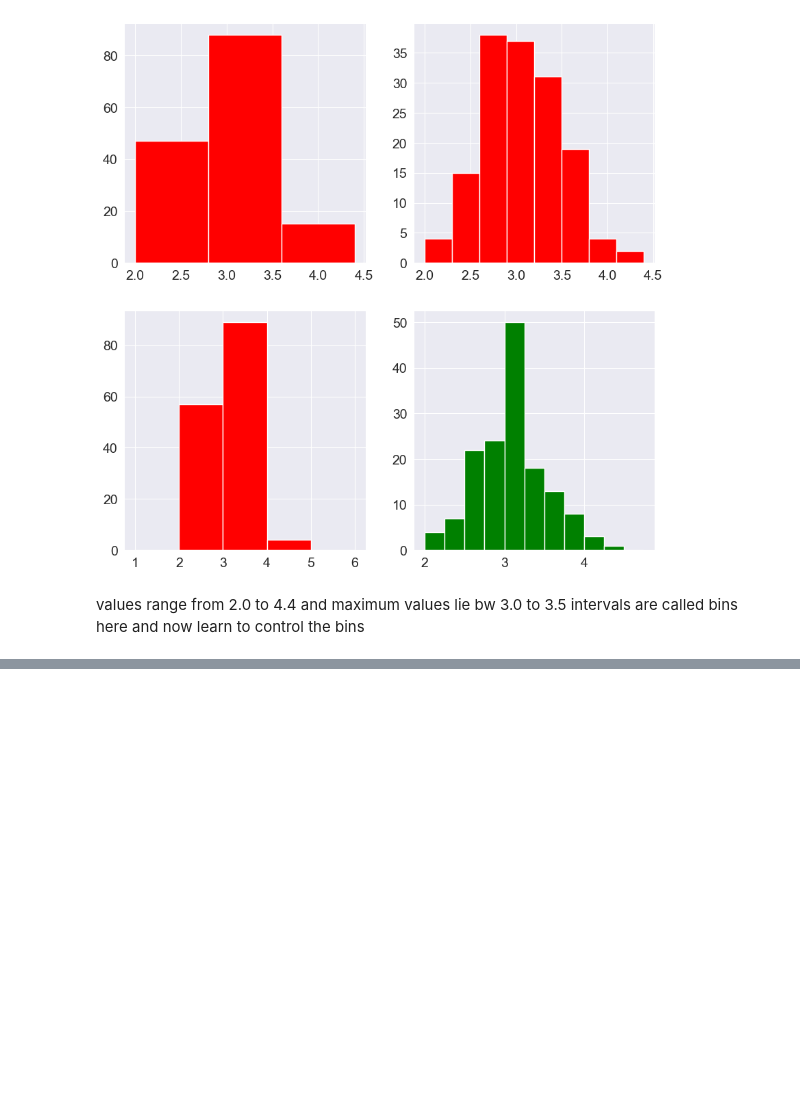
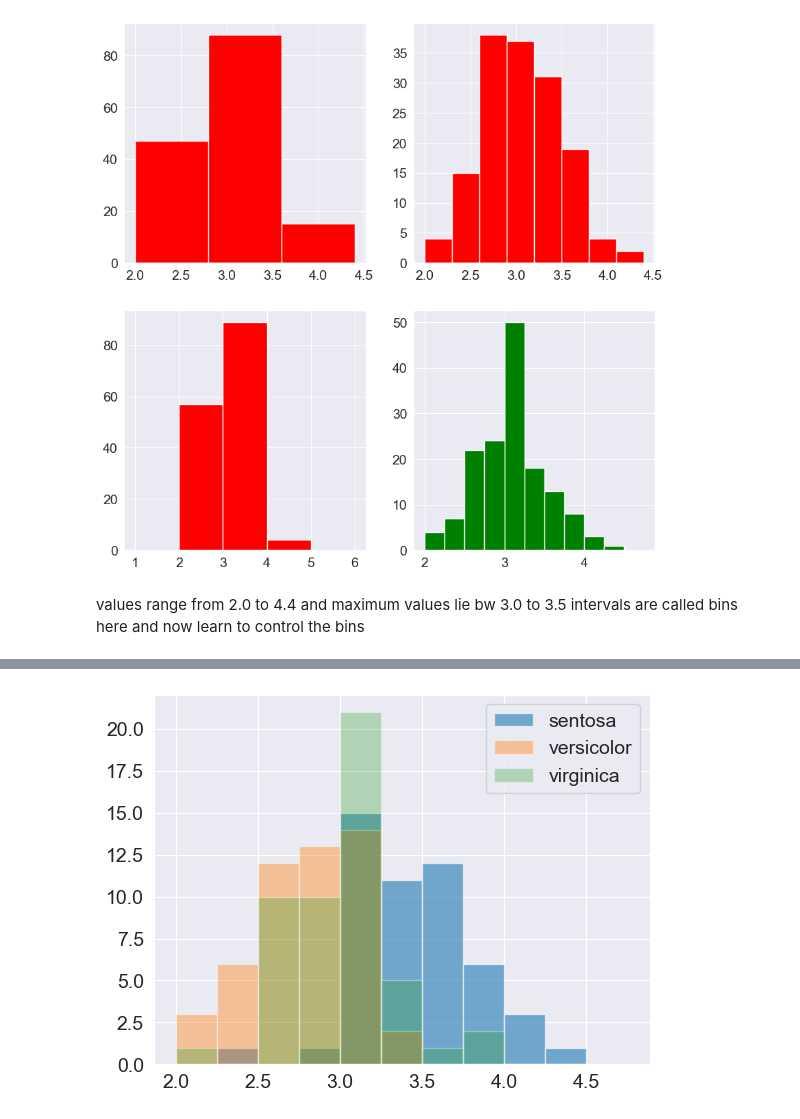
Before and after one commit to root459/DATAanalysis, a Jupyter notebook: datavisualization.ipynb, the cells around one changed output, grey strips where cells are left out. Saved outputs shown, nothing was run; the diff lists cells and outputs as text; code cells hidden in the pictures; blank space fills up the shorter version.

```diff
--- a/datavisualization.ipynb
+++ b/datavisualization.ipynb
@@ -274,0 +287,7 @@ intervals are called bins here and now learn to control the bins
+# %%
+plt.hist(sentosa_df.sepal_width,alpha=0.6,bins=np.arange(2,5,0.25),label='sentosa');
+plt.hist(versicolor_df.sepal_width,alpha=0.4,bins=np.arange(2,5,0.25),label='versicolor');
+plt.hist(virginica_df.sepal_width,alpha=0.3,bins=np.arange(2,5,0.25),label='virginica');
+plt.legend();#to add legend labels are required
+# %% [output]
+[figure, added]
```
Also changed, not shown: parts of 6 cells of this notebook.
